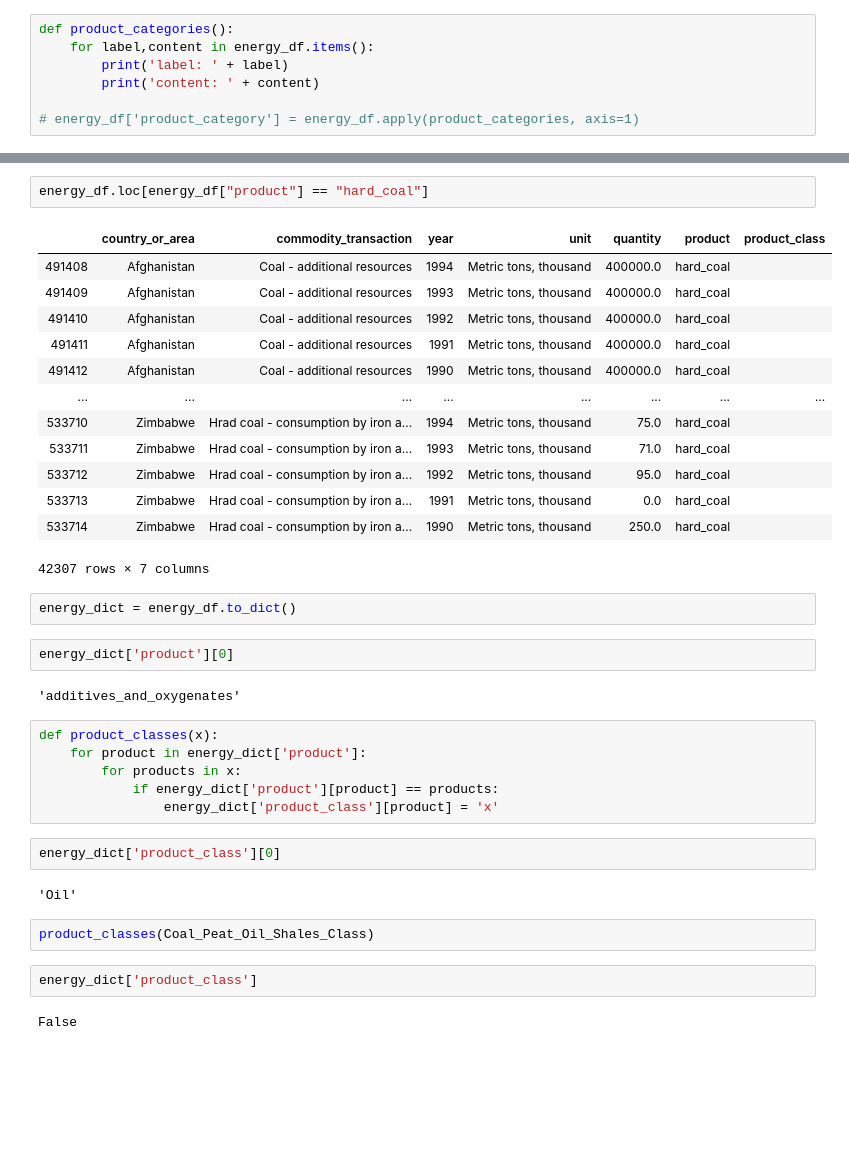
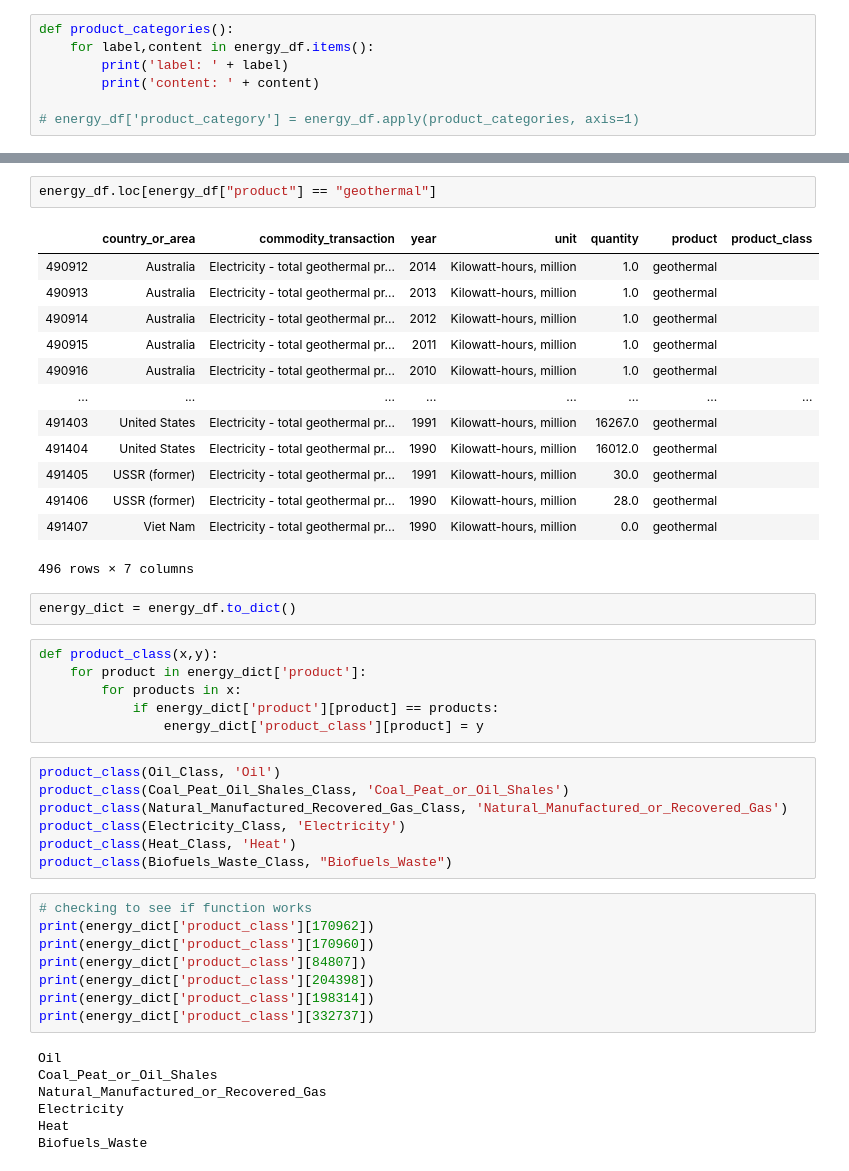
Before and after one commit to philipayazi/International-Energy-Statistics, a Jupyter notebook: International_Energy_Statistics.ipynb, the cells around one changed output, grey strips where cells are left out. Cells and saved outputs as stored; diff of their text form; blank space fills up the shorter version.

Commit message:
added product class column

```diff
--- a/International_Energy_Statistics.ipynb
+++ b/International_Energy_Statistics.ipynb
@@ -138,38 +126,46 @@ Biofuels_Waste_Class = ['fuelwood','charcoal','bagasse','animal_waste','other_ve
 # %%
-energy_df.loc[energy_df["product"] == "hard_coal"]
+energy_df.loc[energy_df["product"] == "geothermal"]
 # %% [output]
 |  | country_or_area | commodity_transaction | year | unit | quantity | product | product_class |
-| 491408 | Afghanistan | Coal - additional resources | 1994 | Metric tons, thousand | 400000.0 | hard_coal |  |
-| 491409 | Afghanistan | Coal - additional resources | 1993 | Metric tons, thousand | 400000.0 | hard_coal |  |
-| 491410 | Afghanistan | Coal - additional resources | 1992 | Metric tons, thousand | 400000.0 | hard_coal |  |
-| 491411 | Afghanistan | Coal - additional resources | 1991 | Metric tons, thousand | 400000.0 | hard_coal |  |
-| 491412 | Afghanistan | Coal - additional resources | 1990 | Metric tons, thousand | 400000.0 | hard_coal |  |
+| 490912 | Australia | Electricity - total geothermal pr... | 2014 | Kilowatt-hours, million | 1.0 | geothermal |  |
+| 490913 | Australia | Electricity - total geothermal pr... | 2013 | Kilowatt-hours, million | 1.0 | geothermal |  |
+| 490914 | Australia | Electricity - total geothermal pr... | 2012 | Kilowatt-hours, million | 1.0 | geothermal |  |
+| 490915 | Australia | Electricity - total geothermal pr... | 2011 | Kilowatt-hours, million | 1.0 | geothermal |  |
+| 490916 | Australia | Electricity - total geothermal pr... | 2010 | Kilowatt-hours, million | 1.0 | geothermal |  |
 | ... | ... | ... | ... | ... | ... | ... | ... |
-| 533710 | Zimbabwe | Hrad coal - consumption by iron a... | 1994 | Metric tons, thousand | 75.0 | hard_coal |  |
-| 533711 | Zimbabwe | Hrad coal - consumption by iron a... | 1993 | Metric tons, thousand | 71.0 | hard_coal |  |
-| 533712 | Zimbabwe | Hrad coal - consumption by iron a... | 1992 | Metric tons, thousand | 95.0 | hard_coal |  |
-| 533713 | Zimbabwe | Hrad coal - consumption by iron a... | 1991 | Metric tons, thousand | 0.0 | hard_coal |  |
-| 533714 | Zimbabwe | Hrad coal - consumption by iron a... | 1990 | Metric tons, thousand | 250.0 | hard_coal |  |
+| 491403 | United States | Electricity - total geothermal pr... | 1991 | Kilowatt-hours, million | 16267.0 | geothermal |  |
+| 491404 | United States | Electricity - total geothermal pr... | 1990 | Kilowatt-hours, million | 16012.0 | geothermal |  |
+| 491405 | USSR (former) | Electricity - total geothermal pr... | 1991 | Kilowatt-hours, million | 30.0 | geothermal |  |
+| 491406 | USSR (former) | Electricity - total geothermal pr... | 1990 | Kilowatt-hours, million | 28.0 | geothermal |  |
+| 491407 | Viet Nam | Electricity - total geothermal pr... | 1990 | Kilowatt-hours, million | 0.0 | geothermal |  |
-42307 rows × 7 columns
+496 rows × 7 columns
 # %%
 energy_dict = energy_df.to_dict()
-# %%
-energy_dict['product'][0]
-# %% [output]
-'additives_and_oxygenates'
 # %%
-def product_classes(x):
+def product_class(x,y):
     for product in energy_dict['product']:
         for products in x:
             if energy_dict['product'][product] == products:
-                energy_dict['product_class'][product] = 'x'
+                energy_dict['product_class'][product] = y
-# %%
-energy_dict['product_class'][0]
-# %% [output]
-'Oil'
-# %%
-product_classes(Coal_Peat_Oil_Shales_Class)
-# %%
-energy_dict['product_class']
-# %% [output]
-False
+# %%
+product_class(Oil_Class, 'Oil')
+product_class(Coal_Peat_Oil_Shales_Class, 'Coal_Peat_or_Oil_Shales')
+product_class(Natural_Manufactured_Recovered_Gas_Class, 'Natural_Manufactured_or_Recovered_Gas')
+product_class(Electricity_Class, 'Electricity')
+product_class(Heat_Class, 'Heat')
+product_class(Biofuels_Waste_Class, "Biofuels_Waste")
+# %%
+# checking to see if function works
+print(energy_dict['product_class'][170962])
+print(energy_dict['product_class'][170960])
+print(energy_dict['product_class'][84807])
+print(energy_dict['product_class'][204398])
+print(energy_dict['product_class'][198314])
+print(energy_dict['product_class'][332737])
+# %% [output]
+Oil
+Coal_Peat_or_Oil_Shales
+Natural_Manufactured_or_Recovered_Gas
+Electricity
+Heat
+Biofuels_Waste
```
Also changed, not shown: parts of 6 cells of this notebook.
